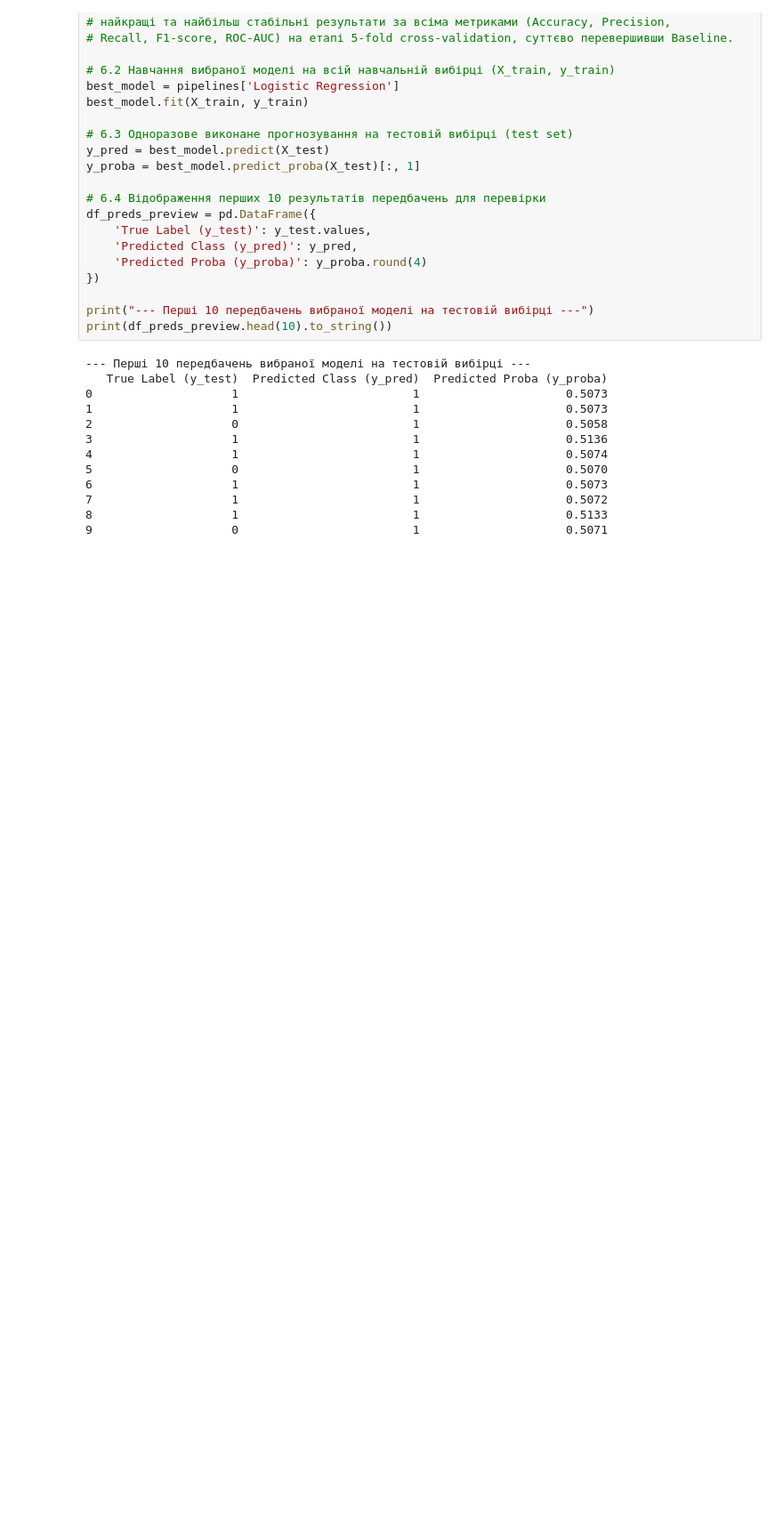
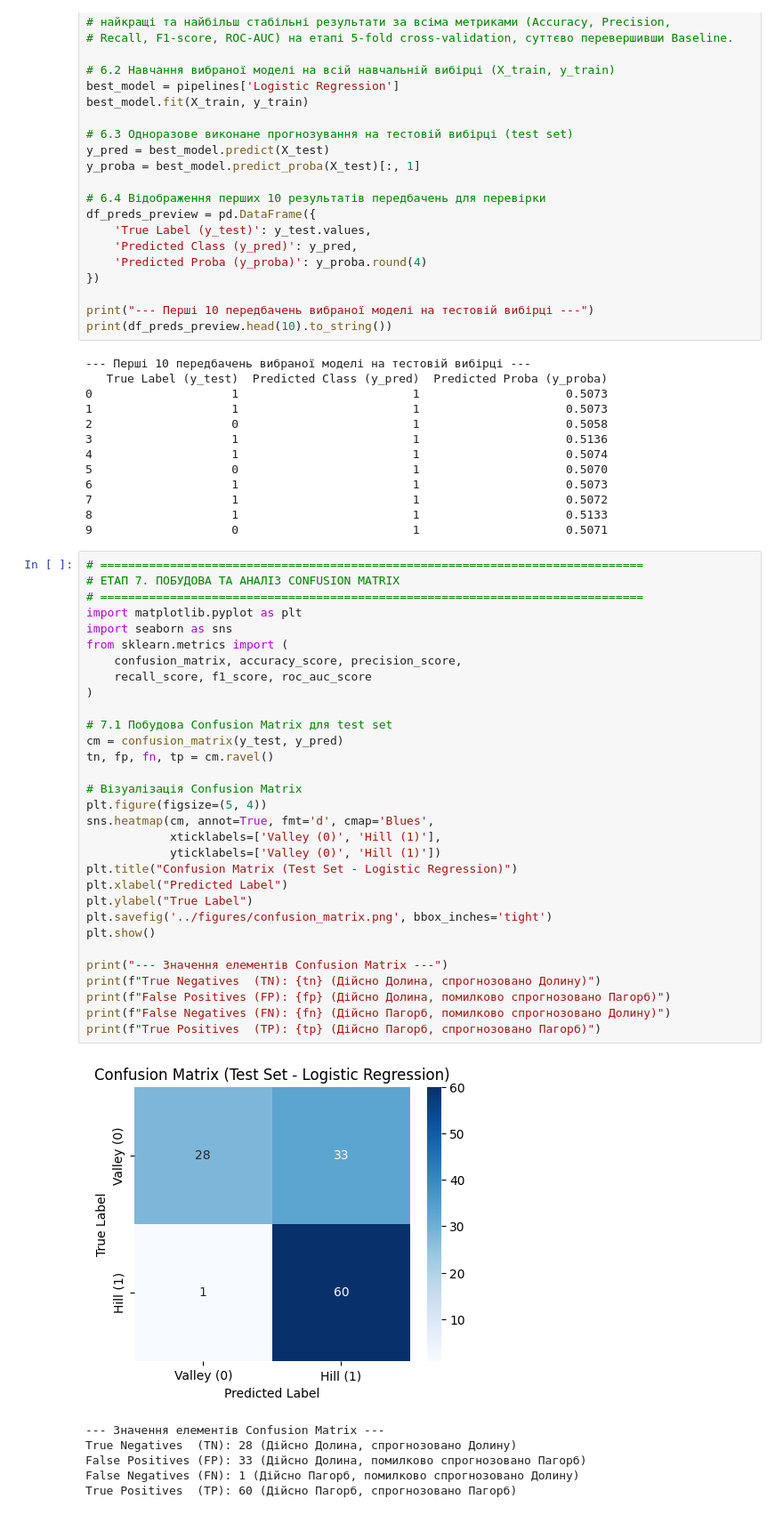
Before and after one commit to Yaroslav071315/machine-learning-course-volovnyk, a Jupyter notebook: lab02/notebook/lab02.ipynb, the cells around one changed output. Shown at 89% size. Drawn from its saved outputs; the diff is of its cells as text; blank space fills up the shorter version.

Commit message:
Confusion Matrix and Model evaluation on the test set

```diff
--- a/lab02/notebook/lab02.ipynb
+++ b/lab02/notebook/lab02.ipynb
@@ -272,3 +272,41 @@ print(df_preds_preview.head(10).to_string())
 7                    1                         1                     0.5072
 8                    1                         1                     0.5133
 9                    0                         1                     0.5071
+# %%
+# ==============================================================================
+# ЕТАП 7. ПОБУДОВА ТА АНАЛІЗ CONFUSION MATRIX
+# ==============================================================================
+import matplotlib.pyplot as plt
+import seaborn as sns
+from sklearn.metrics import (
+    confusion_matrix, accuracy_score, precision_score,
+    recall_score, f1_score, roc_auc_score
+)
+
+# 7.1 Побудова Confusion Matrix для test set
+cm = confusion_matrix(y_test, y_pred)
+tn, fp, fn, tp = cm.ravel()
+
+# Візуалізація Confusion Matrix
+plt.figure(figsize=(5, 4))
+sns.heatmap(cm, annot=True, fmt='d', cmap='Blues',
+            xticklabels=['Valley (0)', 'Hill (1)'],
+            yticklabels=['Valley (0)', 'Hill (1)'])
+plt.title("Confusion Matrix (Test Set - Logistic Regression)")
+plt.xlabel("Predicted Label")
+plt.ylabel("True Label")
+plt.savefig('../figures/confusion_matrix.png', bbox_inches='tight')
+plt.show()
+
+print("--- Значення елементів Confusion Matrix ---")
+print(f"True Negatives  (TN): {tn} (Дійсно Долина, спрогнозовано Долину)")
+print(f"False Positives (FP): {fp} (Дійсно Долина, помилково спрогнозовано Пагорб)")
+print(f"False Negatives (FN): {fn} (Дійсно Пагорб, помилково спрогнозовано Долину)")
+print(f"True Positives  (TP): {tp} (Дійсно Пагорб, спрогнозовано Пагорб)")
+# %% [output]
+[figure, added]
+--- Значення елементів Confusion Matrix ---
+True Negatives  (TN): 28 (Дійсно Долина, спрогнозовано Долину)
+False Positives (FP): 33 (Дійсно Долина, помилково спрогнозовано Пагорб)
+False Negatives (FN): 1 (Дійсно Пагорб, помилково спрогнозовано Долину)
+True Positives  (TP): 60 (Дійсно Пагорб, спрогнозовано Пагорб)
```
Also changed, not shown: parts of 1 cell of this notebook, 2 other files.
